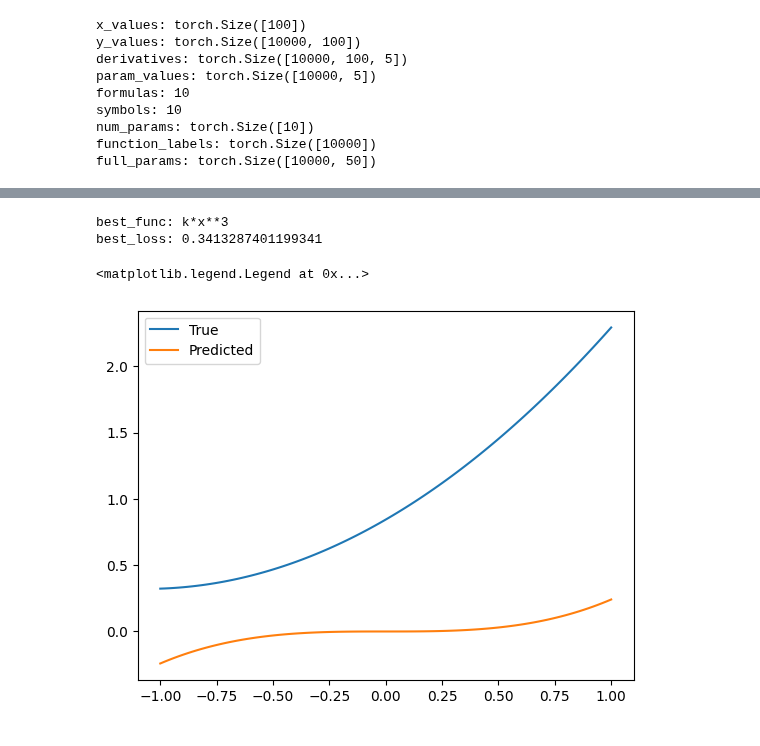
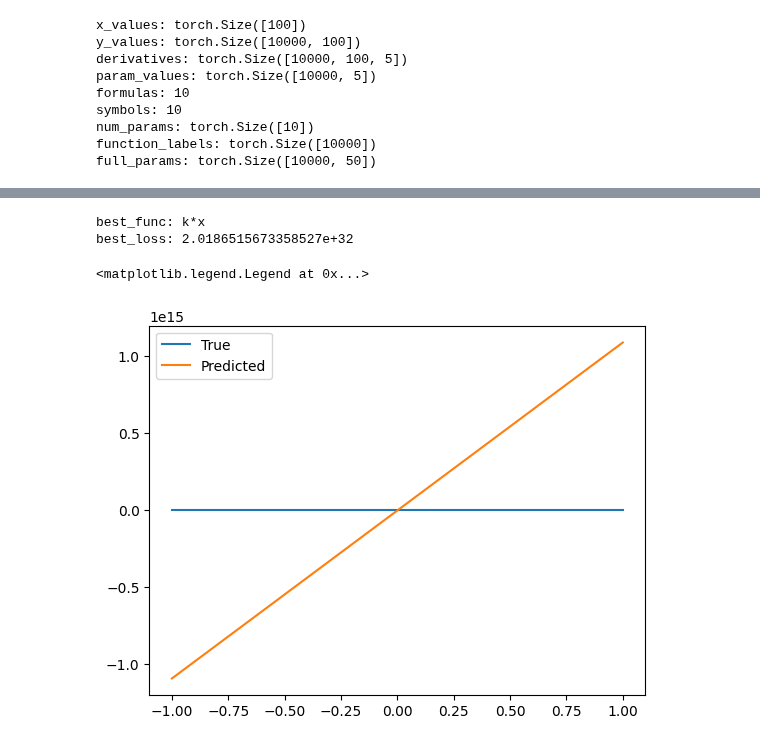
Before and after one commit to ctsai64/FeynmanEquations, a Jupyter notebook: FunctionSelectorV3.ipynb, the cells around one changed output, grey strips where cells are left out. Cells and saved outputs as stored; diff of their text form; code cells hidden in the pictures.

```diff
--- a/FunctionSelectorV3.ipynb
+++ b/FunctionSelectorV3.ipynb
@@ -163,17 +178,17 @@ dataloader = DataLoader([input_data, input_params], batch_size=100, shuffle=True
 # %%
-model = Multi_Func(functions, num_params, symbols, x_values, 1, device).to(device)
-#loss_func = nn.MSELoss()
+model = Multi_Func(functions[0:2], num_params, symbols, x_values, 1, device).to(device)
+loss_func = nn.MSELoss()
 optimizer = optim.Adam(model.parameters(), lr=0.01)
 scheduler = StepLR(optimizer, step_size=10, gamma=0.1)
 total_epochs = 100
 
-def loss_func(output_y, target_y, output_params, target_params, lam):
+'''def loss_func(output_y, target_y, output_params, target_params, lam):
     y_loss = torch.mean((output_y - target_y) ** 2)
     params_loss = torch.mean((output_params - target_params) ** 2)
-    return y_loss*(1-lam) + params_loss*lam
+    return y_loss*(1-lam) + params_loss*lam'''
 
 def lambda_rule(epoch):
-    start_lambda = 1
+    start_lambda = 1*100
     end_lambda = 0
     return start_lambda - (start_lambda - end_lambda) * min(epoch / total_epochs, 1.0)
 
@@ -185,16 +200,15 @@ for epoch in range(total_epochs):
     total_num = 0
     model.train()
 
-    for batch, true_params in dataloader:
-        batch = batch.to(device)
-        true_params = true_params.to(device)
+    for batch in dataloader:
+        inputs = batch[0].to(device)
+        true_params = batch[1].to(device)
         optimizer.zero_grad()
-        best_out,_,best_func,best_params,_,_= model(batch)
-        print(f"out: {best_out.shape}")
-        print(f"params: {best_params.shape}")
+        best_out,_,best_func,_,best_params,_,_,_= model(inputs)
         lam_val = lambda_scheduler.get_last_lr()[0]
-        print(lam_val)
-        loss = loss_func(best_out,batch.squeeze(2), best_params, true_params, lam_val)
+        print(f"\npred: {best_out[0]}")
+        print(f"target: {inputs.squeeze(2)[0]}")
+        loss = loss_func(best_out, inputs.squeeze(2)) #loss_func(best_out,batch.squeeze(2), best_params, true_params, lam_val)
         loss.backward()
         optimizer.step()
         train_loss += loss.item() * best_out.shape[0]
@@ -214,14 +240,14 @@ RuntimeError: The size of tensor a (2000) must match the size of tensor b (100)
 # %%
 model.eval()
 ran = np.random.randint(0, 100)
-best_out, best_loss, best_func, best_params, outputs, losses = model(input_data)
-print(f"best_func: {best_func}")
-print(f"best_loss: {best_loss}")
+best_out, best_loss, best_func, best_indexes, best_params, stacked_preds, stacked_losses, all_params = model(input_data)
+print(f"best_func: {best_func[ran]}")
+print(f"best_loss: {best_loss[ran]}")
 plt.plot(x_values.detach().cpu().numpy(), y_values[ran].detach().cpu().numpy(), label='True')
 plt.plot(x_values.detach().cpu().numpy(), best_out[ran].detach().cpu().numpy(), label='Predicted')
 plt.legend()
 # %% [output]
-best_func: k*x**3
-best_loss: 0.3413287401199341
+best_func: k*x
+best_loss: 2.0186515673358527e+32
 <matplotlib.legend.Legend at 0x...>
-[figure, old version]
+[figure, new version]
```
Also changed, not shown: parts of 3 cells of this notebook.
